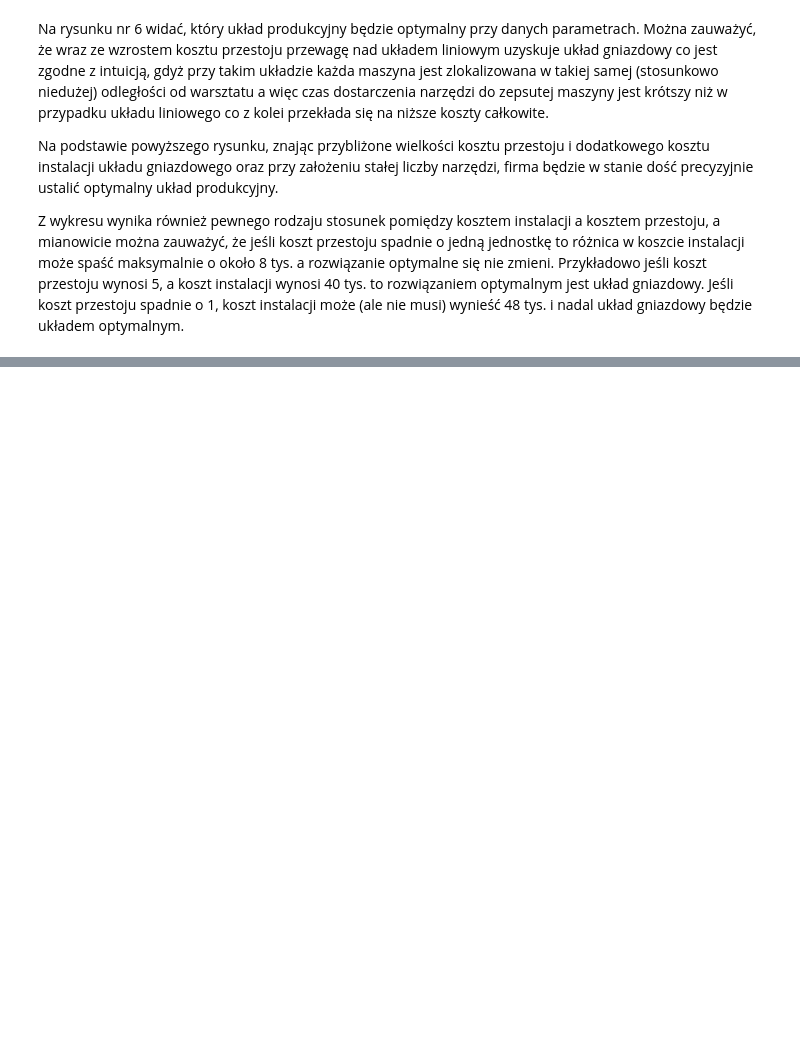
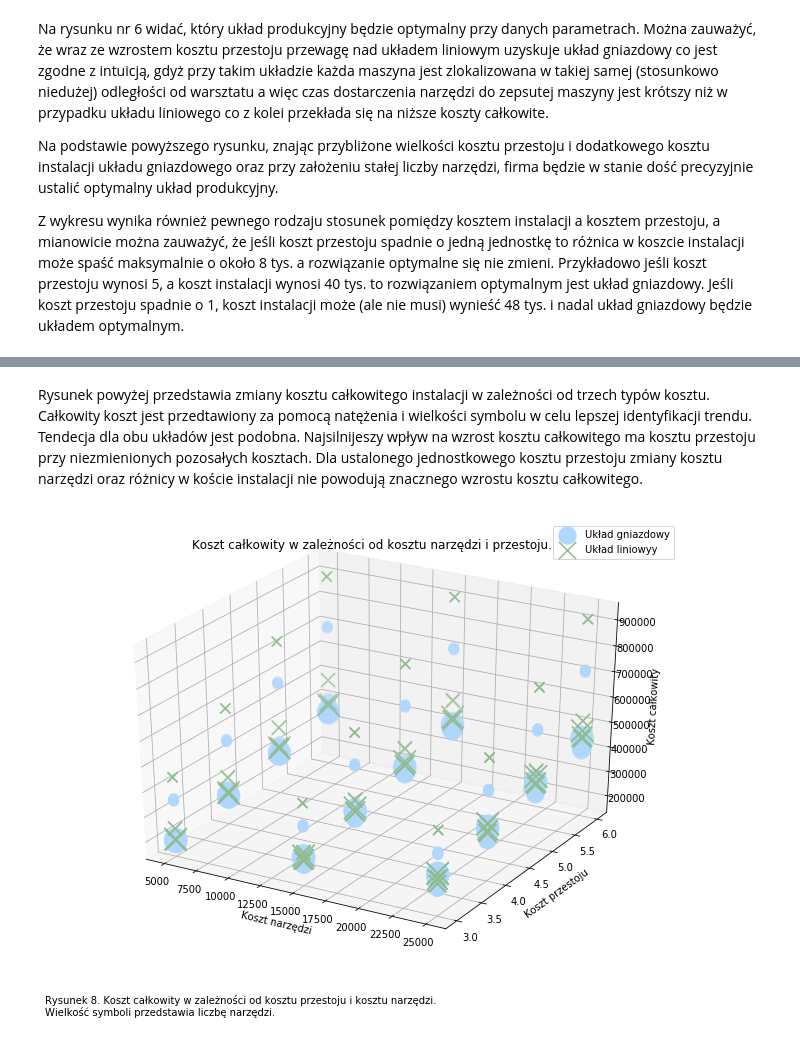
Before and after one commit to fmordarski/Gwintex, a Jupyter notebook: Raport_GWINTEX.ipynb, the cells around one changed output, grey strips where cells are left out. Drawn from its saved outputs; the diff is of its cells as text; code cells hidden in the pictures; blank space fills up the shorter version.

```diff
--- a/Raport_GWINTEX.ipynb
+++ b/Raport_GWINTEX.ipynb
@@ -384,0 +501,31 @@ Z wykresu wynika również pewnego rodzaju stosunek pomiędzy kosztem instalacji
+# %% [markdown]
+Rysunek powyżej przedstawia zmiany kosztu całkowitego instalacji w zależności od trzech typów kosztu. Całkowity koszt jest przedtawiony za pomocą natężenia i wielkości symbolu w celu lepszej identyfikacji trendu. Tendecja dla obu układów jest podobna. Najsilnijeszy wpływ na wzrost kosztu całkowitego ma kosztu przestoju przy niezmienionych pozosałych kosztach. Dla ustalonego jednostkowego kosztu przestoju zmiany kosztu narzędzi oraz różnicy w koście instalacji nie powodują znacznego wzrostu kosztu całkowitego.
+# %%
+fig = plt.figure(figsize=(11, 8))
+ax = plt.axes(projection="3d")
+koszt=[5000,15000,25000]
+data1=data[data['Koszt zestawu'].isin(koszt)]
+z_line = data1[data1["Ustawienie"]=="G"]["Calkowity koszt"]
+y_line = data1[data1["Ustawienie"]=="G"]["Koszt jedn."]
+x_line = data1[data1["Ustawienie"]=="G"]["Koszt zestawu"]
+s_line = data1[data1["Ustawienie"]=="G"]["Liczba narzedzi"]*100
+
+z_lineL = data1[data1["Ustawienie"]=="L"]["Calkowity koszt"]
+y_lineL= data1[data1["Ustawienie"]=="L"]["Koszt jedn."]
+x_lineL = data1[data1["Ustawienie"]=="L"]["Koszt zestawu"]
+s_lineL = data1[data1["Ustawienie"]=="L"]["Liczba narzedzi"]*100
+
+scat1=ax.scatter3D(x_line, y_line, z_line, 'gray', label="Układ gniazdowy",marker='o',s=s_line,c="#afd7ff")
+scta2=ax.scatter3D(x_lineL, y_lineL, z_lineL, 'gray',label="Układ liniowyy", marker='x',s=s_lineL,c='#8fbc8f')
+ax.set_title("Koszt całkowity w zależności od kosztu narzędzi i przestoju.",size=12)
+
+ax.set_ylabel("Koszt przestoju")
+ax.set_xlabel("Koszt narzędzi")
+ax.set_zlabel("Koszt całkowity")
+ax.legend()
+
+fig.text(.1, -0.001, "Rysunek 8. Koszt całkowity w zależności od kosztu przestoju i kosztu narzędzi. \n"
+                     "Wielkość symboli przedstawia liczbę narzędzi. \n", ha='left')
+plt.show()
+# %% [output]
+[figure, added]
```
Also changed, not shown: parts of 10 cells of this notebook.
